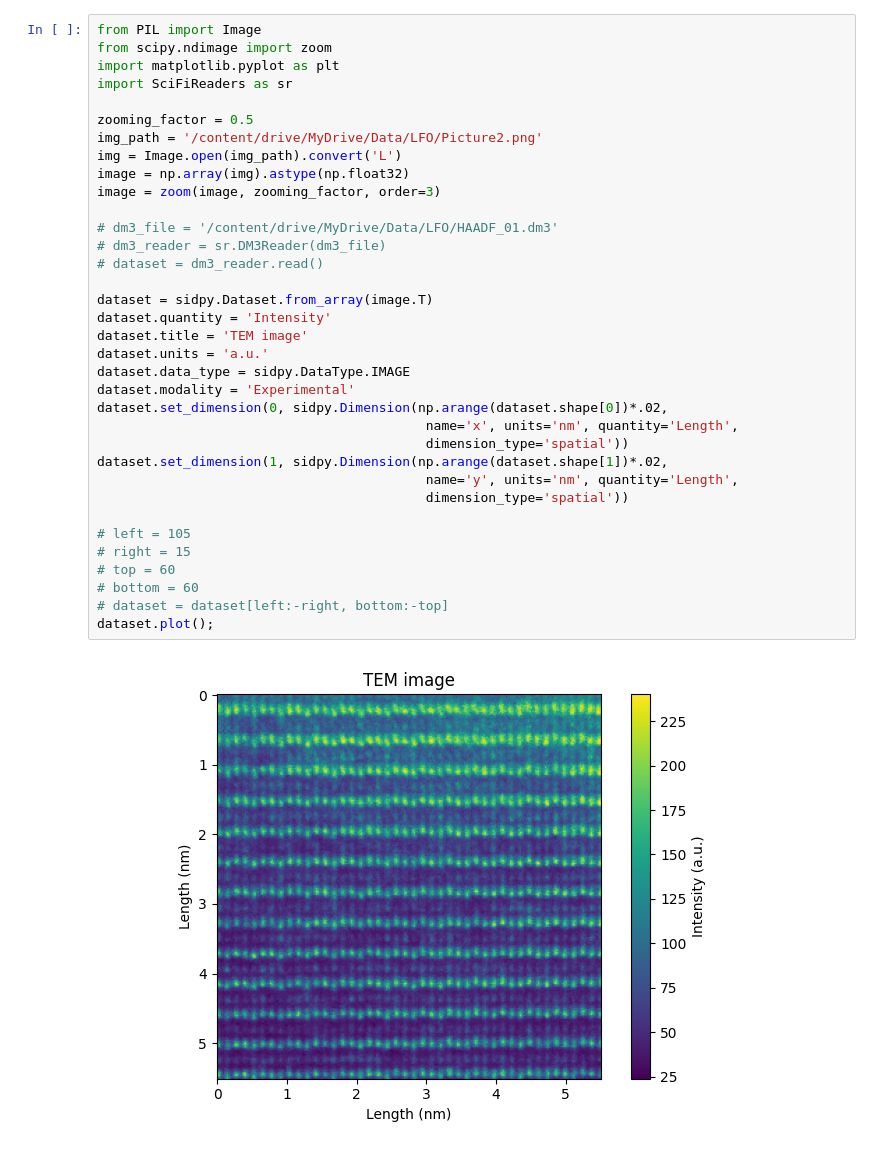
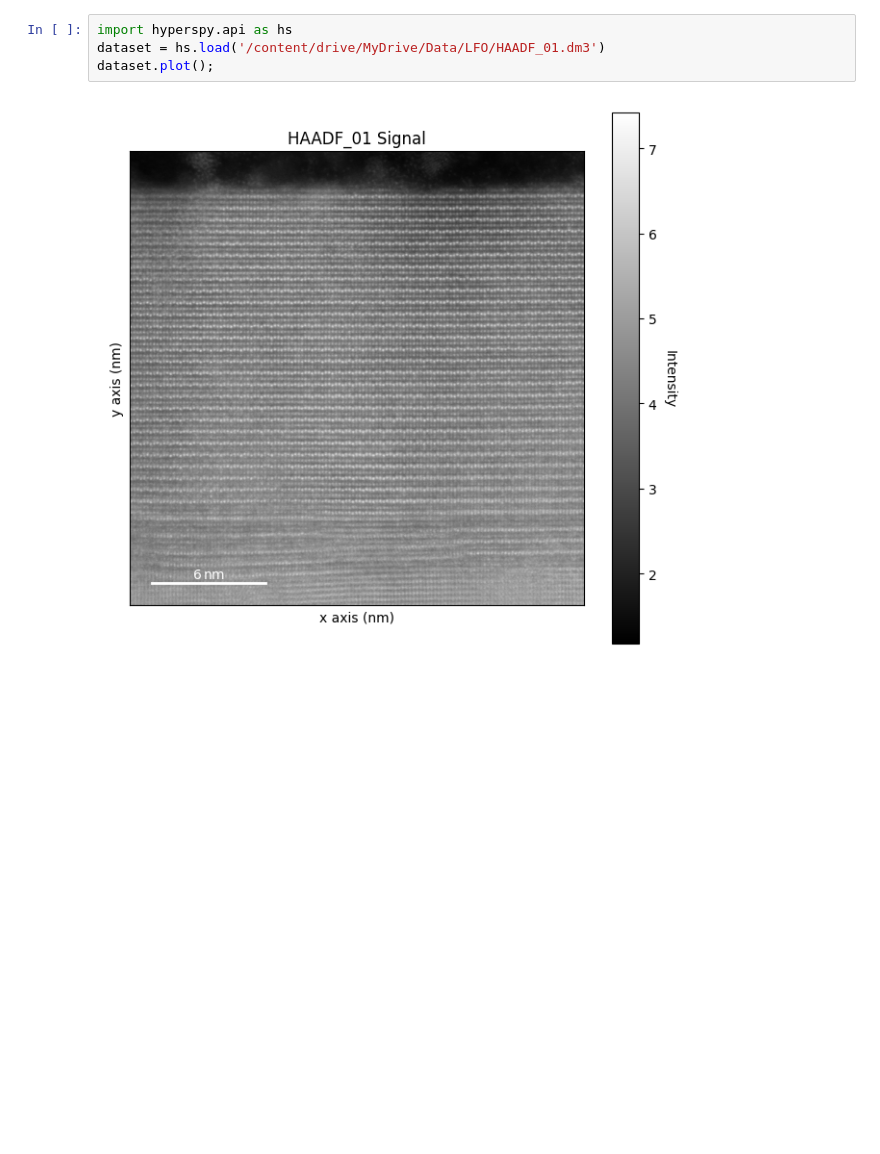
Before and after one commit to jiananwu72/LuFeO3Detect, a Jupyter notebook: LuFeO3/LFOHyperspy.ipynb, the cells around one changed output. Cells and saved outputs as stored; diff of their text form; blank space fills up the shorter version.

```diff
--- a/LuFeO3/LFOHyperspy.ipynb
+++ b/LuFeO3/LFOHyperspy.ipynb
@@ -41,40 +42,9 @@ Mounted at /content/drive
-# %%
-from PIL import Image
-from scipy.ndimage import zoom
-import matplotlib.pyplot as plt
-import SciFiReaders as sr
-
-zooming_factor = 0.5
-img_path = '/content/drive/MyDrive/Data/LFO/Picture2.png'
-img = Image.open(img_path).convert('L')
-image = np.array(img).astype(np.float32)
-image = zoom(image, zooming_factor, order=3)
-
-# dm3_file = '/content/drive/MyDrive/Data/LFO/HAADF_01.dm3'
-# dm3_reader = sr.DM3Reader(dm3_file)
-# dataset = dm3_reader.read()
-
-dataset = sidpy.Dataset.from_array(image.T)
-dataset.quantity = 'Intensity'
-dataset.title = 'TEM image'
-dataset.units = 'a.u.'
-dataset.data_type = sidpy.DataType.IMAGE
-dataset.modality = 'Experimental'
-dataset.set_dimension(0, sidpy.Dimension(np.arange(dataset.shape[0])*.02,
-                                          name='x', units='nm', quantity='Length',
-                                          dimension_type='spatial'))
-dataset.set_dimension(1, sidpy.Dimension(np.arange(dataset.shape[1])*.02,
-                                          name='y', units='nm', quantity='Length',
-                                          dimension_type='spatial'))
-
-# left = 105
-# right = 15
-# top = 60
-# bottom = 60
-# dataset = dataset[left:-right, bottom:-top]
-dataset.plot();
-# %% [output]
-[figure, removed]
+# %%
+import hyperspy.api as hs
+dataset = hs.load('/content/drive/MyDrive/Data/LFO/HAADF_01.dm3')
+dataset.plot();
+# %% [output]
+[figure, added]
 # %%
 import skimage
 # ------- Input ------
```
Also changed, not shown: parts of 9 cells of this notebook.
